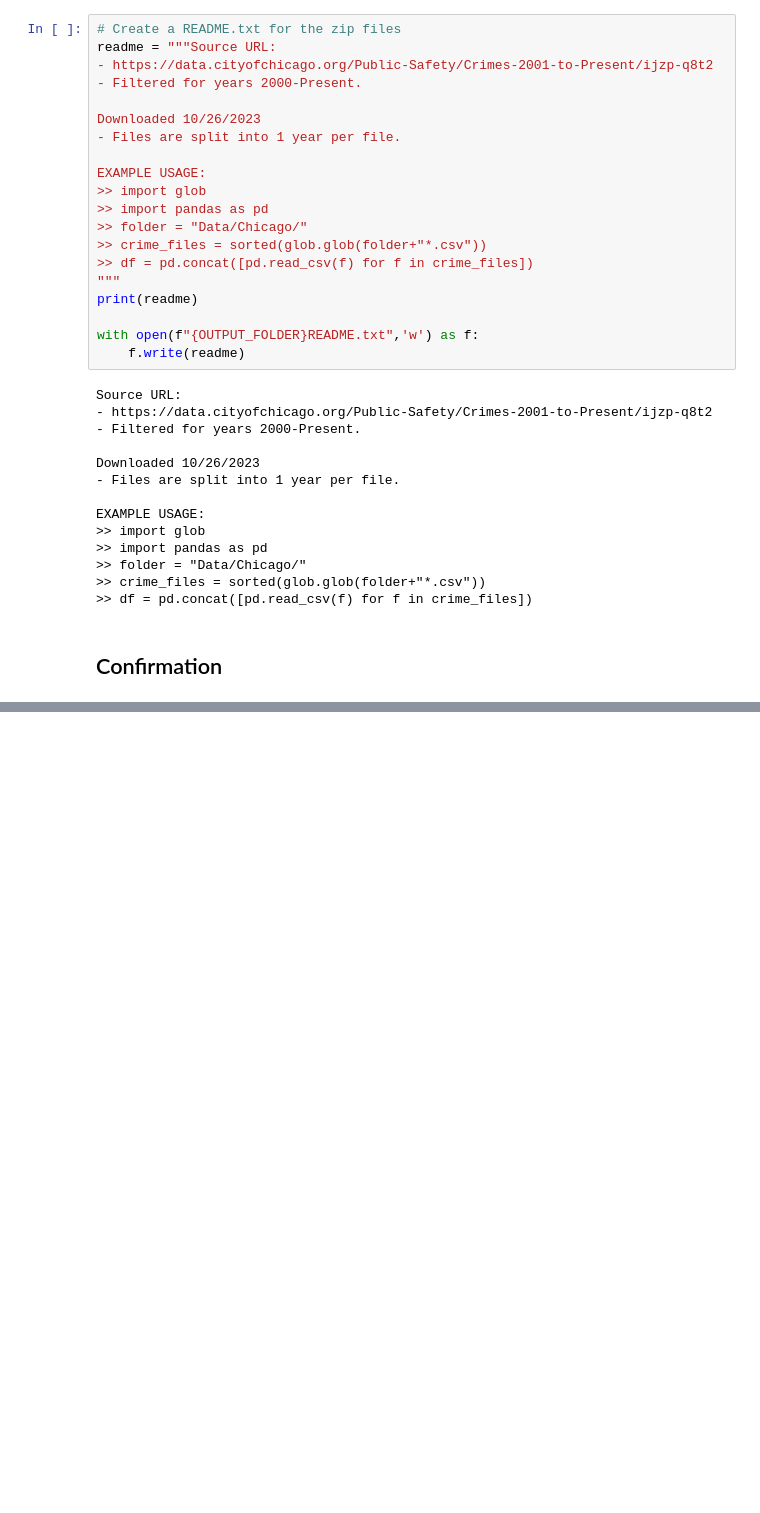
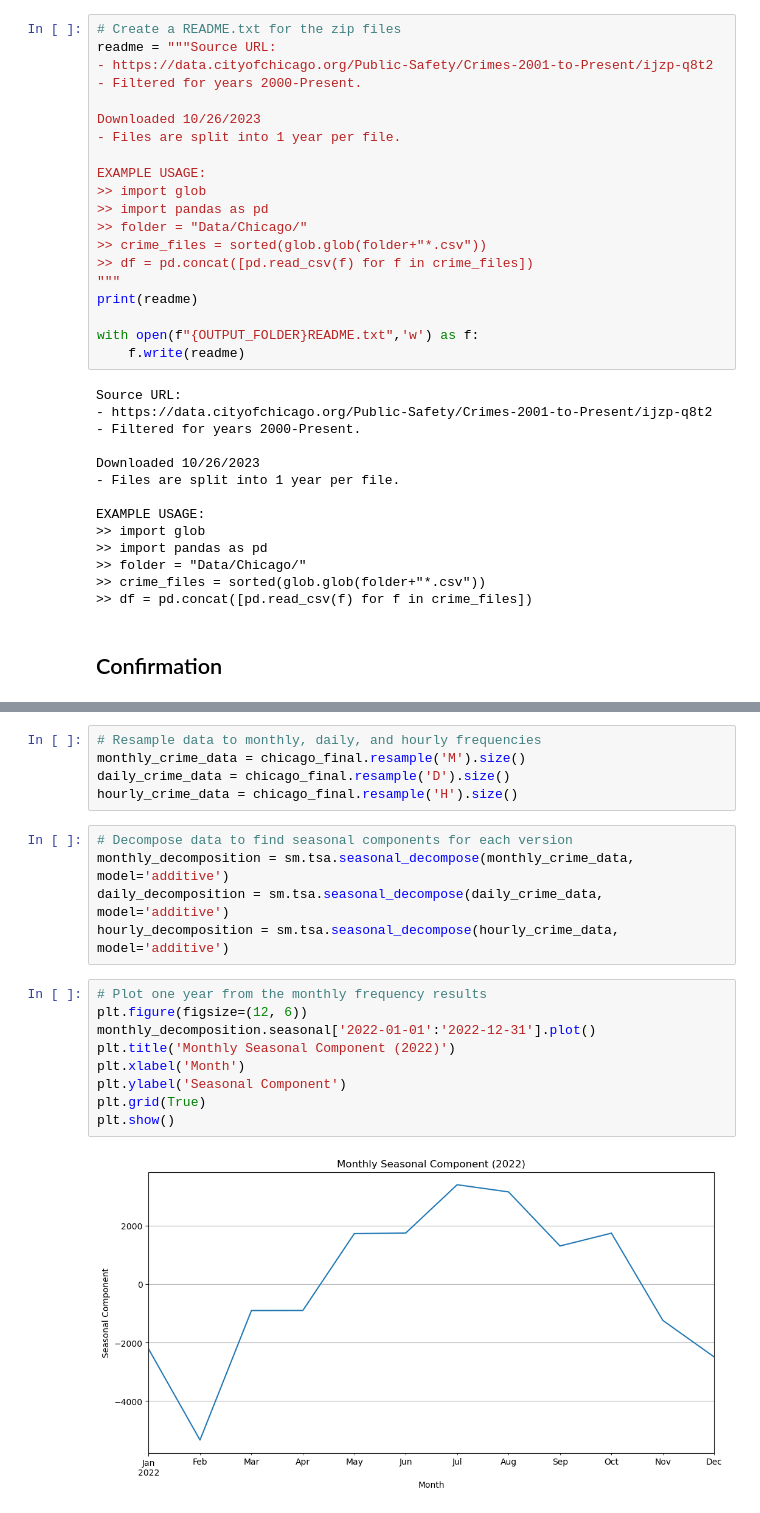
Before and after one commit to A-Kutscher/Chicago-Crime-Data, a Jupyter notebook: Chicago Crime Data -- AK.ipynb, the cells around one changed output, grey strips where cells are left out. Drawn from its saved outputs; the diff is of its cells as text; blank space fills up the shorter version.

```diff
--- a/Chicago Crime Data -- AK.ipynb
+++ b/Chicago Crime Data -- AK.ipynb
@@ -348,0 +497,21 @@ Name: Date, dtype: int64
+# %%
+# Resample data to monthly, daily, and hourly frequencies
+monthly_crime_data = chicago_final.resample('M').size()
+daily_crime_data = chicago_final.resample('D').size()
+hourly_crime_data = chicago_final.resample('H').size()
+# %%
+# Decompose data to find seasonal components for each version
+monthly_decomposition = sm.tsa.seasonal_decompose(monthly_crime_data, model='additive')
+daily_decomposition = sm.tsa.seasonal_decompose(daily_crime_data, model='additive')
+hourly_decomposition = sm.tsa.seasonal_decompose(hourly_crime_data, model='additive')
+# %%
+# Plot one year from the monthly frequency results
+plt.figure(figsize=(12, 6))
+monthly_decomposition.seasonal['2022-01-01':'2022-12-31'].plot()
+plt.title('Monthly Seasonal Component (2022)')
+plt.xlabel('Month')
+plt.ylabel('Seasonal Component')
+plt.grid(True)
+plt.show()
+# %% [output]
+[figure, added]
```
Also changed, not shown: parts of 34 cells of this notebook.
